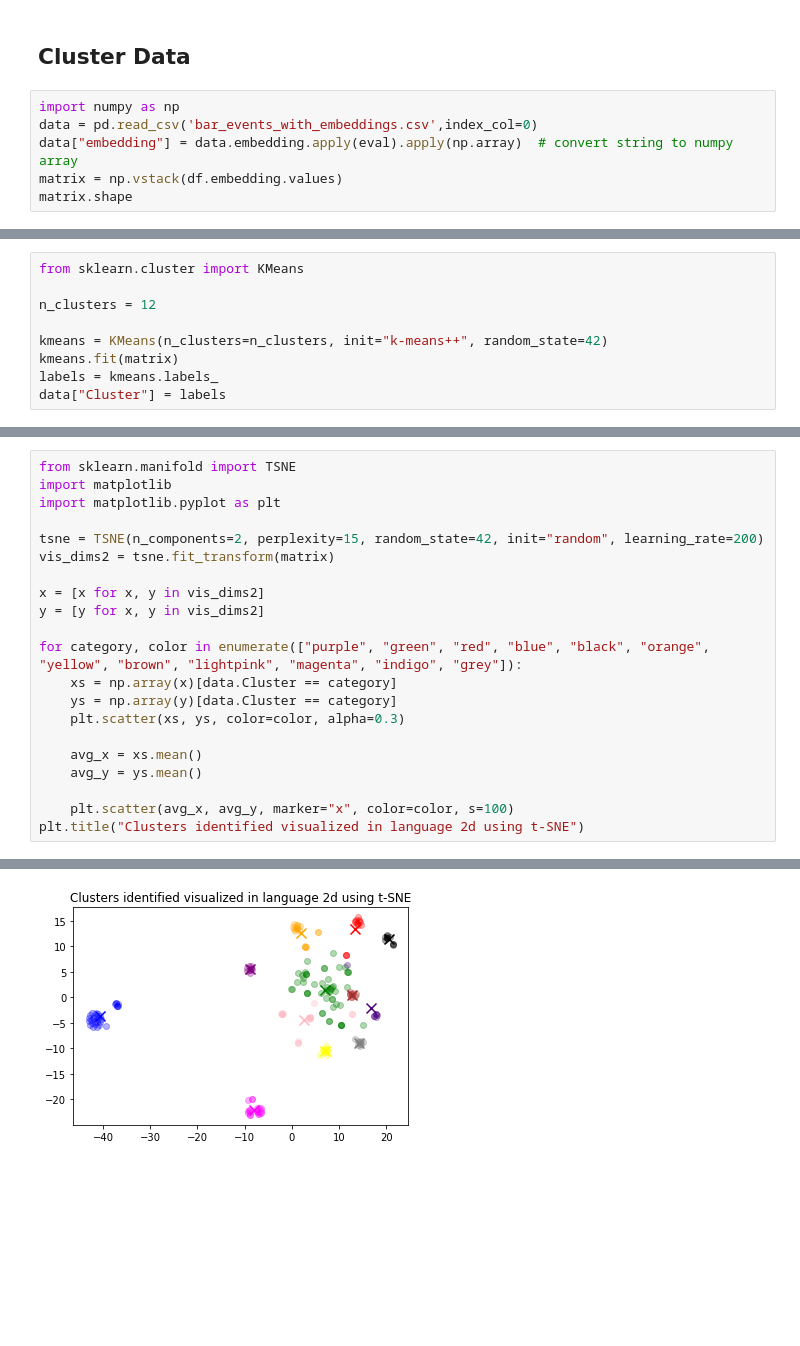
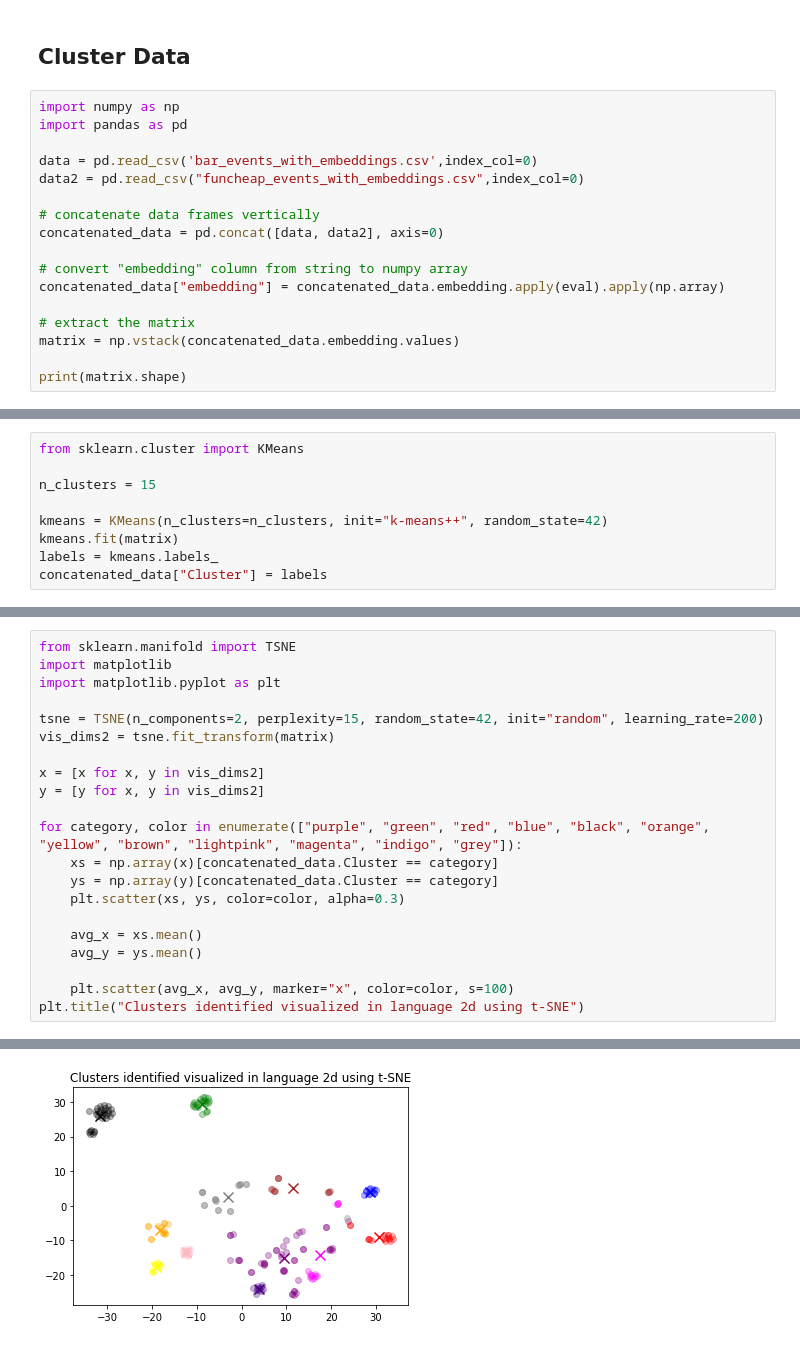
Before and after one commit to GauravMohan1/sfevents, a Jupyter notebook: clustering.ipynb, the cells around one changed output, grey strips where cells are left out. Drawn from its saved outputs; the diff is of its cells as text; blank space fills up the shorter version.

```diff
--- a/clustering.ipynb
+++ b/clustering.ipynb
@@ -71,8 +118,19 @@ df.to_csv("bar_events_with_embeddings.csv")
 ## Cluster Data
 # %%
 import numpy as np
+import pandas as pd
+
 data = pd.read_csv('bar_events_with_embeddings.csv',index_col=0)
-data["embedding"] = data.embedding.apply(eval).apply(np.array)  # convert string to numpy array
-matrix = np.vstack(df.embedding.values)
-matrix.shape
+data2 = pd.read_csv("funcheap_events_with_embeddings.csv",index_col=0)
+
+# concatenate data frames vertically
+concatenated_data = pd.concat([data, data2], axis=0)
+
+# convert "embedding" column from string to numpy array
+concatenated_data["embedding"] = concatenated_data.embedding.apply(eval).apply(np.array)
+
+# extract the matrix
+matrix = np.vstack(concatenated_data.embedding.values)
+
+print(matrix.shape)
 # %% [output]
@@ -150,10 +208,10 @@ The knee point is at k = 12
 # %%
 from sklearn.cluster import KMeans
 
-n_clusters = 12
+n_clusters = 15
 
 kmeans = KMeans(n_clusters=n_clusters, init="k-means++", random_state=42)
 kmeans.fit(matrix)
 labels = kmeans.labels_
-data["Cluster"] = labels
+concatenated_data["Cluster"] = labels
 # %%
@@ -175,24 +236,24 @@ Name: Cluster, dtype: int64
 # %%
 from sklearn.manifold import TSNE
 import matplotlib
 import matplotlib.pyplot as plt
 
 tsne = TSNE(n_components=2, perplexity=15, random_state=42, init="random", learning_rate=200)
 vis_dims2 = tsne.fit_transform(matrix)
 
 x = [x for x, y in vis_dims2]
 y = [y for x, y in vis_dims2]
 
 for category, color in enumerate(["purple", "green", "red", "blue", "black", "orange", "yellow", "brown", "lightpink", "magenta", "indigo", "grey"]):
-    xs = np.array(x)[data.Cluster == category]
-    ys = np.array(y)[data.Cluster == category]
+    xs = np.array(x)[concatenated_data.Cluster == category]
+    ys = np.array(y)[concatenated_data.Cluster == category]
     plt.scatter(xs, ys, color=color, alpha=0.3)
 
     avg_x = xs.mean()
     avg_y = ys.mean()
 
     plt.scatter(avg_x, avg_y, marker="x", color=color, s=100)
 plt.title("Clusters identified visualized in language 2d using t-SNE")
 # %% [output]
 Text(0.5, 1.0, 'Clusters identified visualized in language 2d using t-SNE')
-[figure, old version]
+[figure, new version]
```
Also changed, not shown: parts of 17 cells of this notebook, 4 other files.
